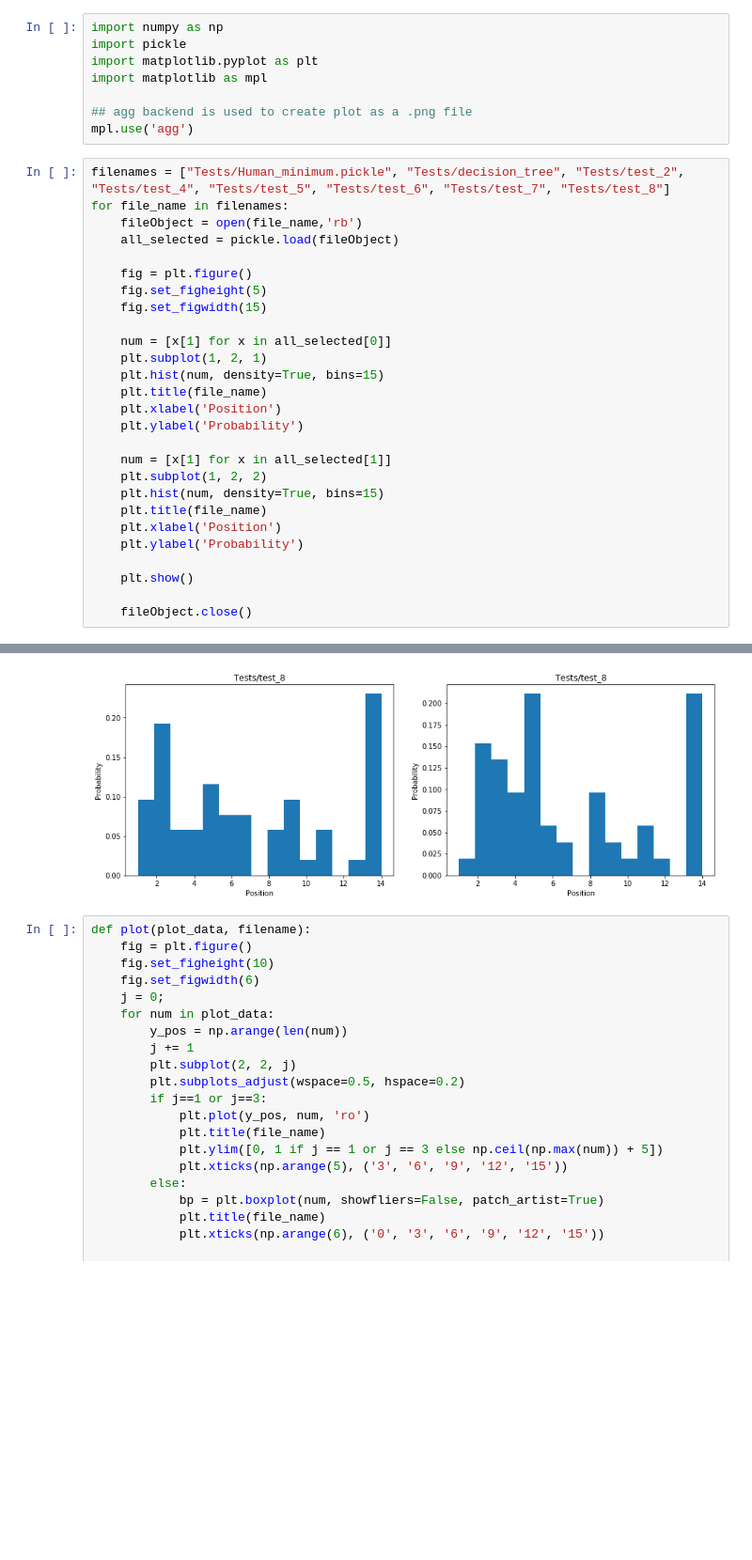
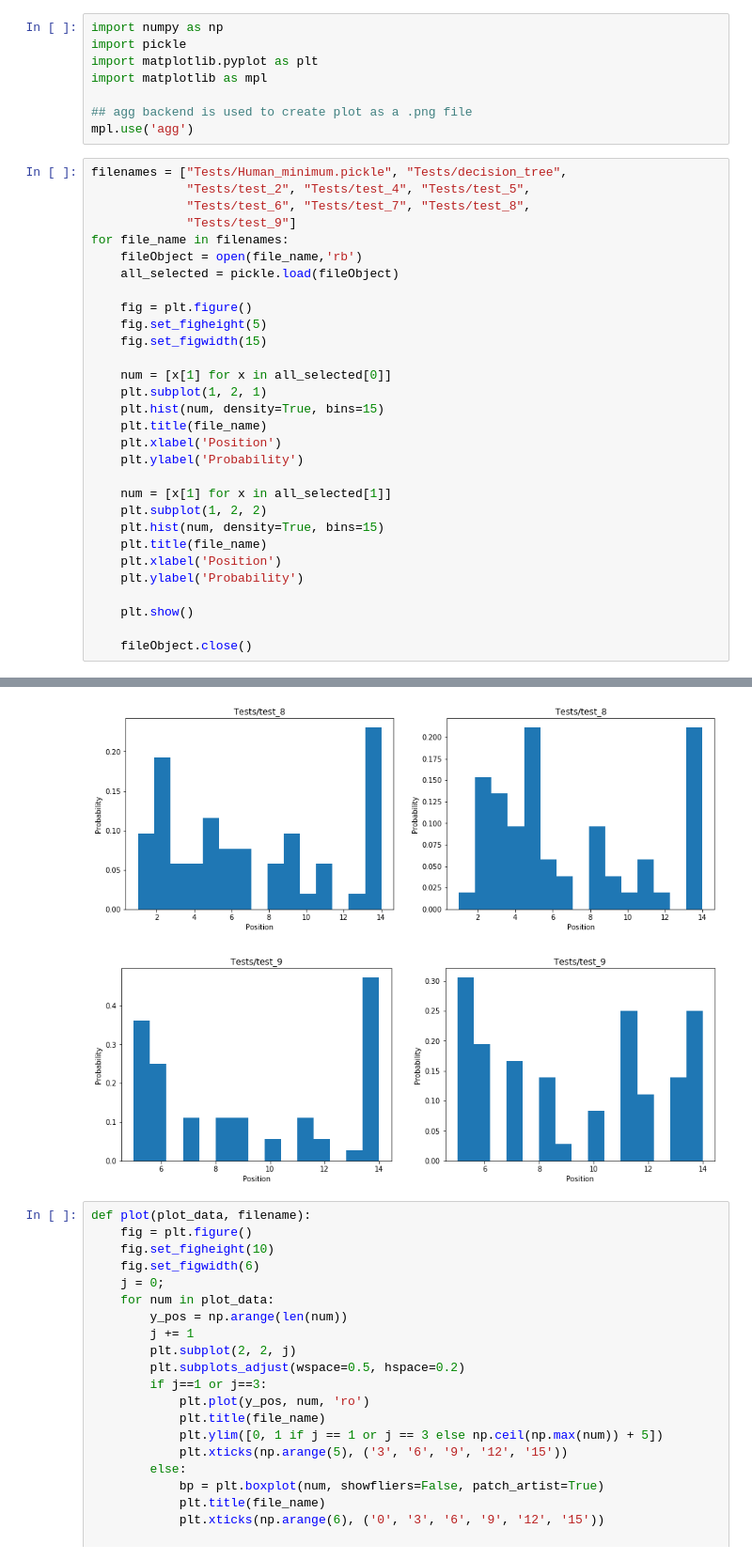
Before and after one commit to viveky23/ubiquitous-broccoli, a Jupyter notebook: Human Experiments/Analyze_Human_Tests.ipynb, the cells around one changed output, grey strips where cells are left out. Shown at 94% size. Cells and saved outputs as stored; diff of their text form; blank space fills up the shorter version.

Commit message:
Human Trials

```diff
--- a/Human Experiments/Analyze_Human_Tests.ipynb
+++ b/Human Experiments/Analyze_Human_Tests.ipynb
@@ -7,7 +7,10 @@ import matplotlib as mpl
 ## agg backend is used to create plot as a .png file
 mpl.use('agg')
 # %%
-filenames = ["Tests/Human_minimum.pickle", "Tests/decision_tree", "Tests/test_2", "Tests/test_4", "Tests/test_5", "Tests/test_6", "Tests/test_7", "Tests/test_8"]
+filenames = ["Tests/Human_minimum.pickle", "Tests/decision_tree",
+             "Tests/test_2", "Tests/test_4", "Tests/test_5",
+             "Tests/test_6", "Tests/test_7", "Tests/test_8",
+             "Tests/test_9"]
 for file_name in filenames:
     fileObject = open(file_name,'rb')
     all_selected = pickle.load(fileObject)
@@ -15,33 +18,34 @@ for file_name in filenames:
     fig = plt.figure()
     fig.set_figheight(5)
     fig.set_figwidth(15)
 
     num = [x[1] for x in all_selected[0]]
     plt.subplot(1, 2, 1)
     plt.hist(num, density=True, bins=15)
     plt.title(file_name)
     plt.xlabel('Position')
     plt.ylabel('Probability')
 
     num = [x[1] for x in all_selected[1]]
     plt.subplot(1, 2, 2)
     plt.hist(num, density=True, bins=15)
     plt.title(file_name)
     plt.xlabel('Position')
     plt.ylabel('Probability')
 
     plt.show()
 
     fileObject.close()
 # %% [output]
 [figure]
 [figure]
 [figure]
 [figure]
 [figure]
 [figure]
 [figure]
 [figure]
+[figure, added]
 # %%
 def plot(plot_data, filename):
     fig = plt.figure()
```
Also changed, not shown: parts of 1 cell of this notebook, 3 other files.
